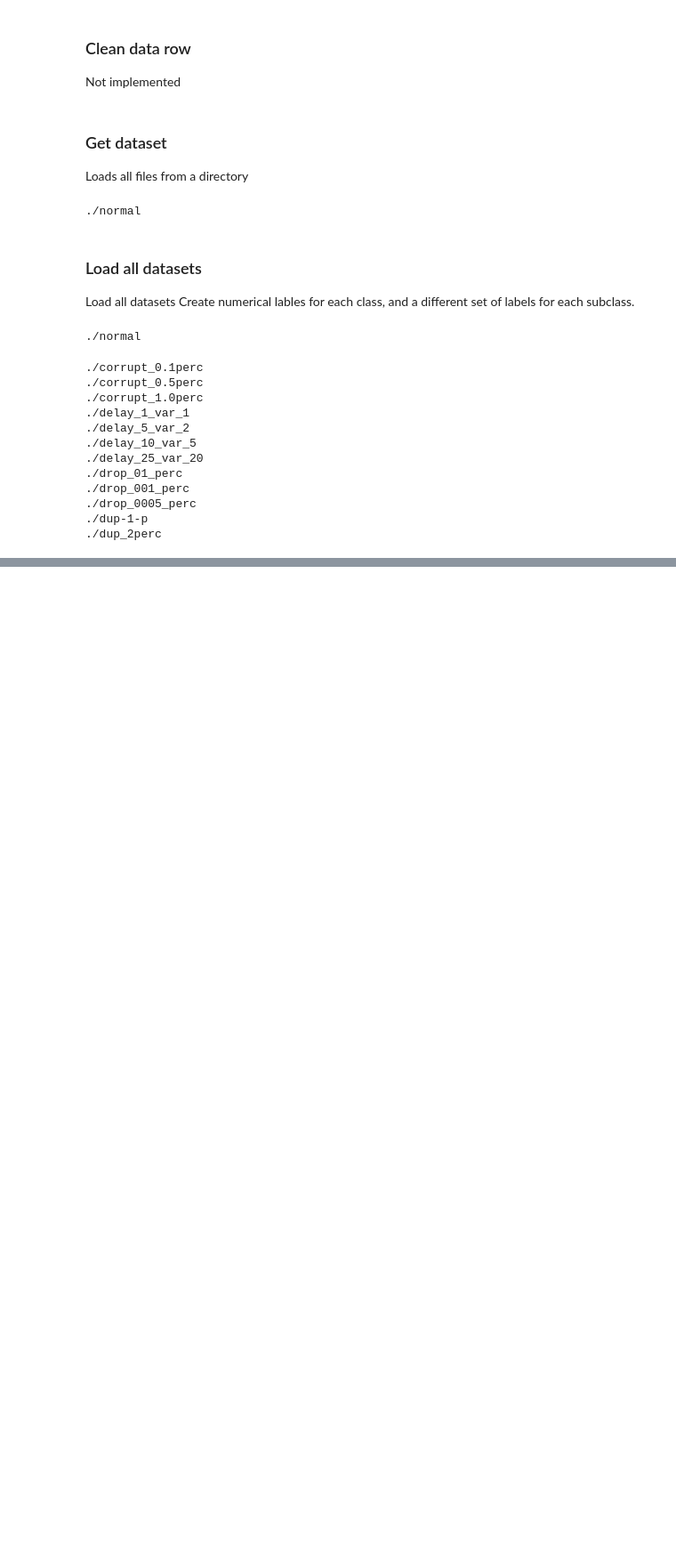
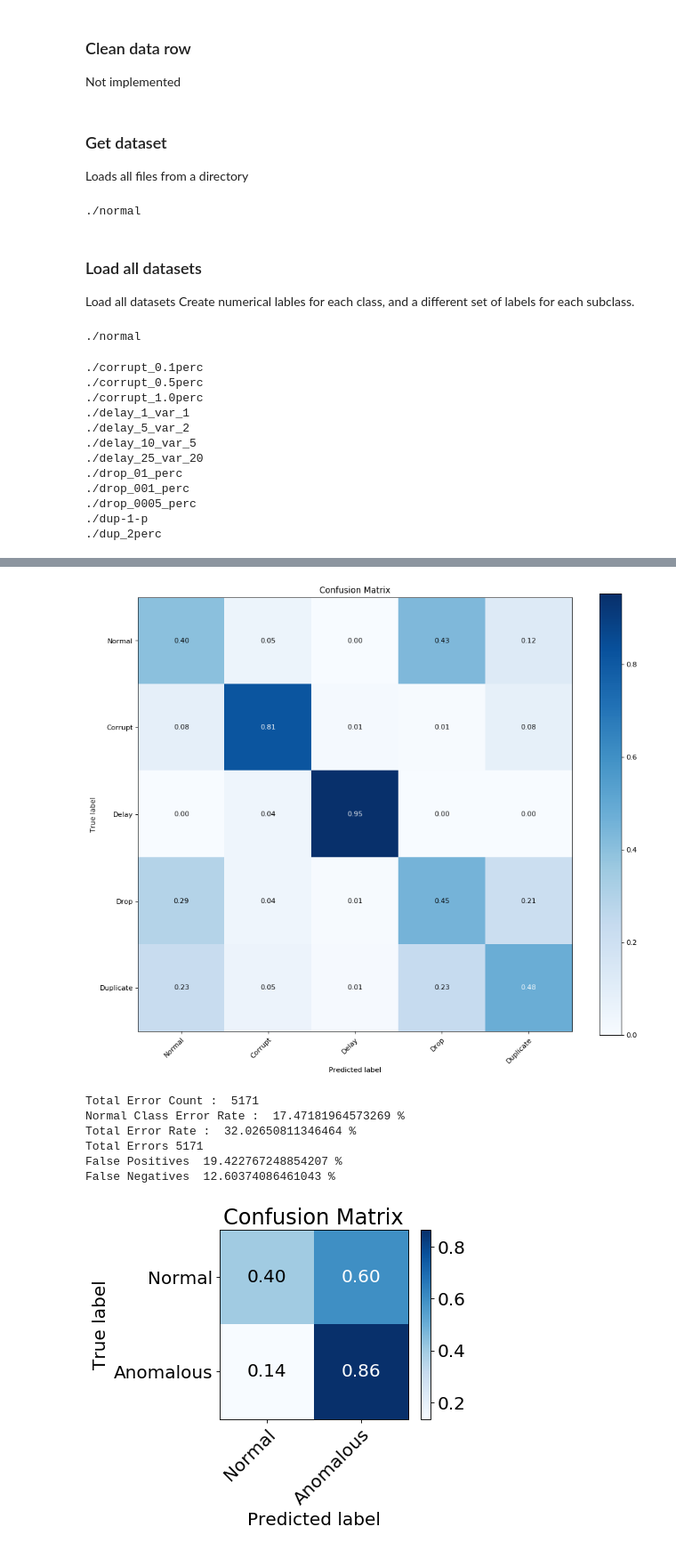
Before and after one commit to davidgabriel42/hpc3-7-17, a Jupyter notebook: Anomaly Detection Notebook.ipynb, the cells around one changed output, grey strips where cells are left out. Shown at 89% size. Drawn from its saved outputs; the diff is of its cells as text; code cells hidden in the pictures; blank space fills up the shorter version.

```diff
--- a/Anomaly Detection Notebook.ipynb
+++ b/Anomaly Detection Notebook.ipynb
@@ -489,3 +592,82 @@ Total Errors 4565
 False Positives  20.77294685990338 %
 False Negatives  7.500309674222717 %
 [figure]
+# %%
+from sklearn.model_selection import train_test_split
+
+train_data, test_data, train_labels, test_labels = train_test_split(all_data,
+                                                                    anom_type_data_labels, test_size=0.45, random_state=3)
+# %%
+clf = svm.SVC(kernel='linear', gamma ='auto', max_iter=1000000000, class_weight='balanced')
+clf.fit(train_data, train_labels)
+predicted_labels = clf.predict(test_data)
+
+from sklearn.metrics import confusion_matrix
+
+class_names = ["Normal", "Corrupt", "Delay", "Drop", "Duplicate"]
+
+plot_confusion_matrix(test_labels, predicted_labels, normalize=True,classes=class_names, title='Confusion Matrix')
+plt.show()
+
+error_cnt = 0
+total_error_cnt = 0
+same_class_error = 0
+for i in range(len(predicted_labels)):
+    if predicted_labels[i] != test_labels[i]:
+        total_error_cnt += 1
+        # if its normal data
+        if predicted_labels[i] == 1 or test_labels[i] == 1:
+            error_cnt += 1
+
+
+print ("Total Error Count : ", total_error_cnt)
+print ("Normal Class Error Rate : ", float(error_cnt)/float(len(predicted_labels)) * 100, "%")
+print ("Total Error Rate : ", float(total_error_cnt)/float(len(predicted_labels)) * 100, "%")
+
+
+false_pos = 0
+false_neg = 0
+error_cnt = 0
+for i in range(len(predicted_labels)):
+    # if there's an error
+    if predicted_labels[i] != test_labels[i]:
+        error_cnt += 1
+        # if we failed to detect anomaly
+        if predicted_labels[i] == 1:
+            false_neg += 1
+        # detected anomaly, but it normal
+        else:
+            false_pos += 1
+print ("Total Errors", error_cnt)
+print ("False Positives ", false_pos/ float(len(predicted_labels)) * 100, "%")
+print ("False Negatives ", false_neg/ float(len(predicted_labels)) * 100, "%")
+
+
+shortened_predicted = []
+shortened_test_label = []
+for i in range(len(predicted_labels)):
+    if predicted_labels[i] == 1:
+        shortened_predicted.append(1)
+    else:
+        shortened_predicted.append(2)
+    if test_labels[i] == 1:
+        shortened_test_label.append(1)
+    else:
+        shortened_test_label.append(2)
+
+short_class_names = ["Normal", "Anomalous"]
+
+
+
+plot_confusion_matrix(shortened_test_label, shortened_predicted, normalize=True,classes=short_class_names,
+                      title='Confusion Matrix', font_size=18, fig_size=(6,5))
+plt.show()
+# %% [output]
+[figure, added]
+Total Error Count :  5171
+Normal Class Error Rate :  17.47181964573269 %
+Total Error Rate :  32.02650811346464 %
+Total Errors 5171
+False Positives  19.422767248854207 %
+False Negatives  12.60374086461043 %
+[figure, added]
```
Also changed, not shown: parts of 17 cells of this notebook, 2 other files.
